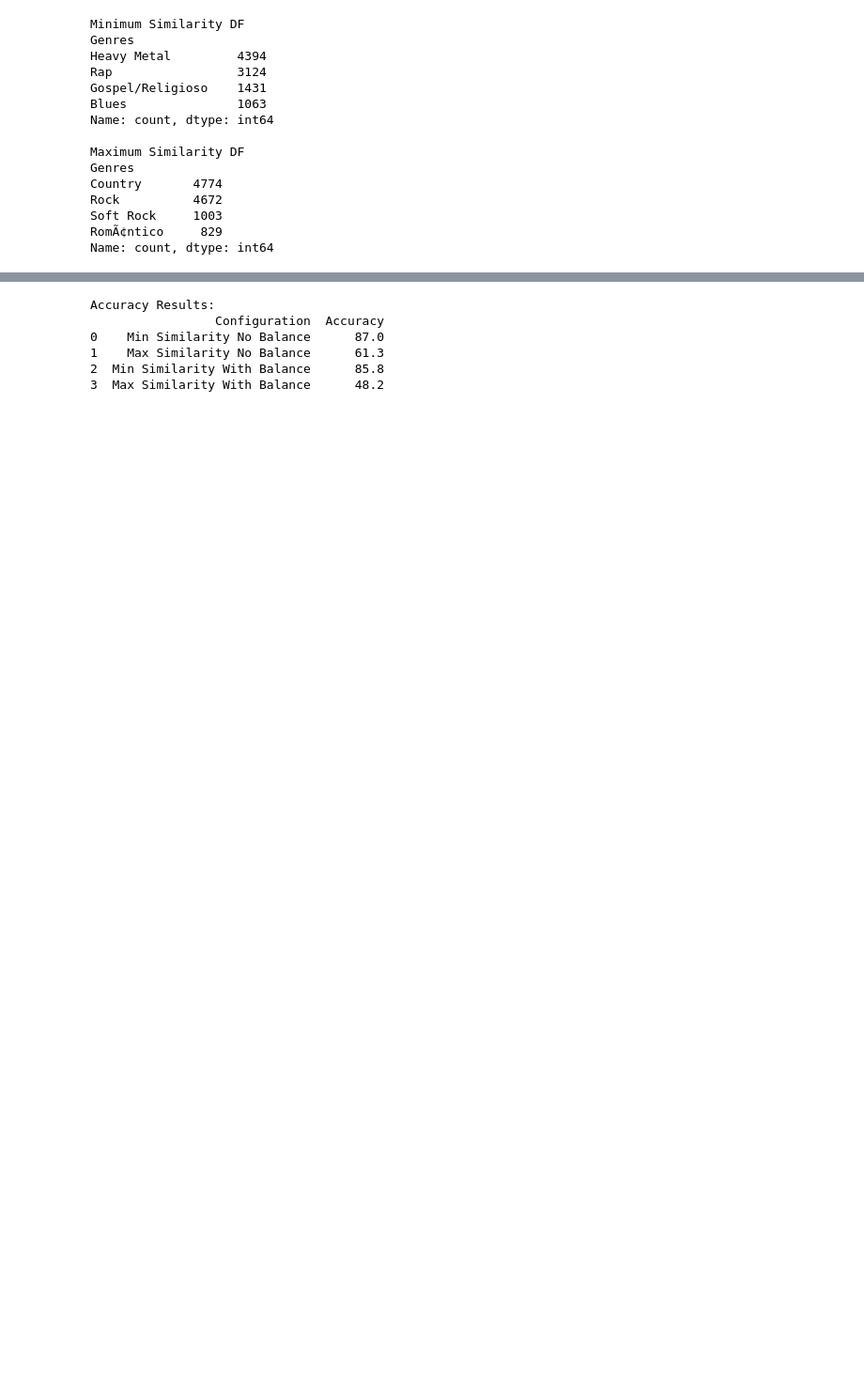
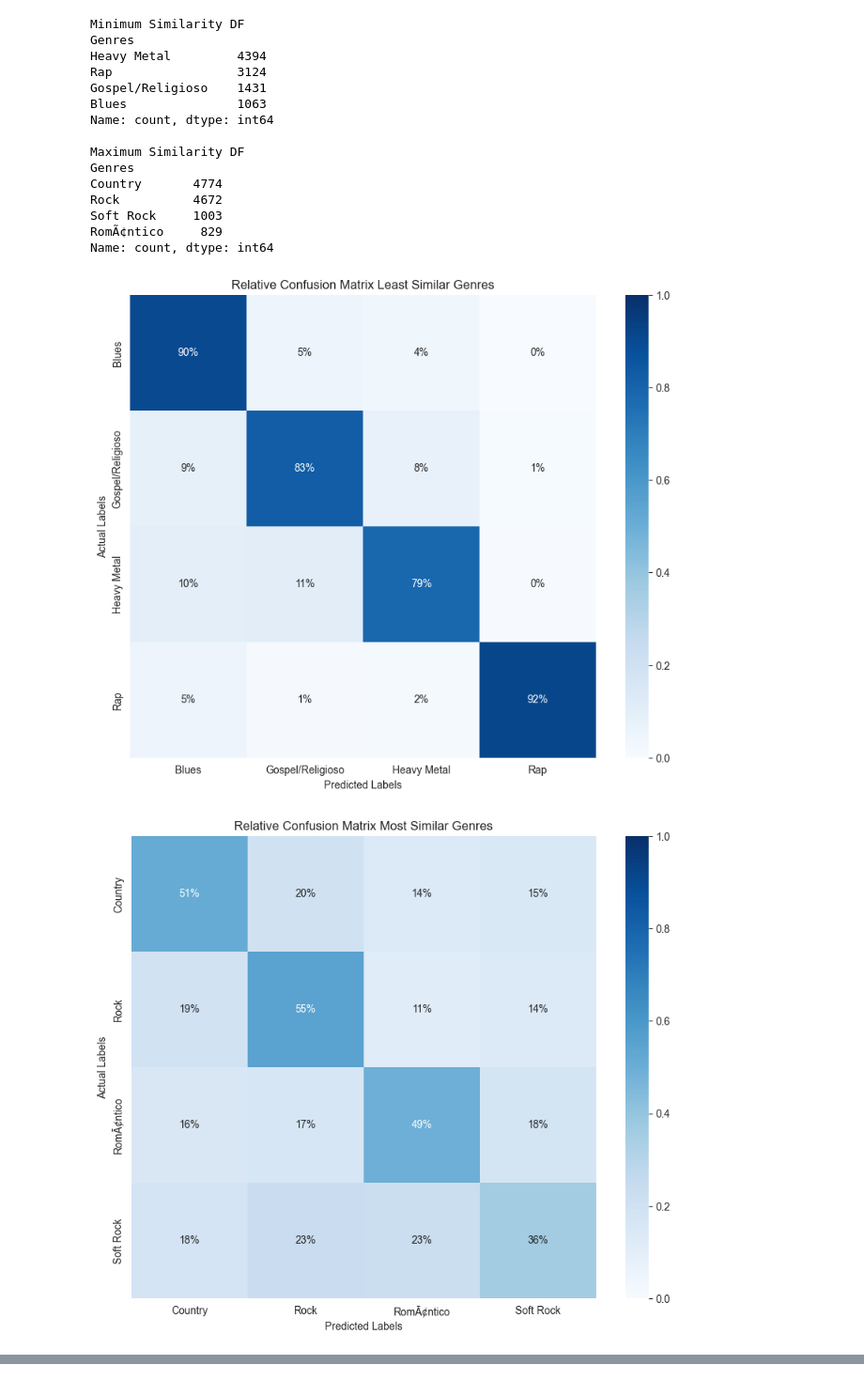
Before and after one commit to herbertgruen/NLP_FH_PROJEKT, a Jupyter notebook: Herbert/single_label.ipynb, the cells around one changed output, grey strips where cells are left out. Shown at 94% size. Cells and saved outputs as stored; diff of their text form; code cells hidden in the pictures; blank space fills up the shorter version.

```diff
--- a/Herbert/single_label.ipynb
+++ b/Herbert/single_label.ipynb
@@ -289,6 +312,7 @@ See the caveats in the documentation: https://pandas.pydata.org/pandas-docs/stab
 min_similarity_df = load_df[load_df['Genres'].isin(min_similarity_combo[0])]
 # Drop rows where the genre column is in the genres_to_drop list
 max_similarity_df = load_df[load_df['Genres'].isin(max_similarity_combo[0])]
+top_20_df = load_df[load_df['Genres'].isin(top_genres)]
 
 print("Minimum Similarity DF")
 # Now df_filtered contains only the rows where genre is not 'alternative', 'r&b', 'pop/rock', or 'rock'
@@ -321,7 +345,9 @@ from nltk.corpus import stopwords
 from sklearn.model_selection import train_test_split
 from sklearn.feature_extraction.text import TfidfVectorizer
 from sklearn.ensemble import RandomForestClassifier
-from sklearn.metrics import classification_report, accuracy_score
+from sklearn.metrics import confusion_matrix, classification_report, accuracy_score
+import seaborn as sns
+import matplotlib.pyplot as plt
 from sklearn.preprocessing import LabelEncoder
 from scipy.sparse import hstack
 from imblearn.over_sampling import SMOTE
@@ -346,7 +372,7 @@ def get_sentiment(text):
     # Calculate sentiment polarity using TextBlob
     return TextBlob(text).sentiment.polarity
 
-def train_genre_classifier(df, class_balance = True, print = True):
+def train_genre_classifier(df, class_balance = True, print = True, title=""):
     if class_balance == True:
         genre_counts = df['Genres'].value_counts()
         smallest_size = genre_counts.min()
@@ -395,7 +421,23 @@ def train_genre_classifier(df, class_balance = True, print = True):
     model.fit(X_train_resampled, y_train_resampled)
 
     # Model evaluation
+        # Model evaluation
     predictions = model.predict(X_test)
+
+    # Calculate the confusion matrix
+    conf_matrix = confusion_matrix(y_test, predictions)
+
+    # Normalize the confusion matrix by row (i.e., by the number of true instances in each class)
+    conf_matrix_normalized = conf_matrix.astype('float') / conf_matrix.sum(axis=1)[:, np.newaxis]
+
+    # Plot normalized confusion matrix
+    plt.figure(figsize=(10, 8))
+    sns.heatmap(conf_matrix_normalized, annot=True, fmt=".0%", cmap='Blues', vmin=0, vmax=1,
+            xticklabels=label_encoder.classes_, yticklabels=label_encoder.classes_)
+    plt.ylabel('Actual Labels')
+    plt.xlabel('Predicted Labels')
+    plt.title(f'Relative Confusion Matrix {title}')
+    plt.show()
     if print == True:
 
         print(classification_report(y_test, predictions))
@@ -405,22 +447,25 @@ def train_genre_classifier(df, class_balance = True, print = True):
 # %%
 # Initialize DataFrame to store results
 results_df = pd.DataFrame(columns=['Configuration','Accuracy'])
 
 def add_result(configuration, accuracy):
     global results_df
     new_row = pd.DataFrame({
         'Configuration': [configuration],
         'Accuracy': [accuracy]
     })
     results_df = pd.concat([results_df, new_row], ignore_index=True)
 
 # Train and evaluate the classifier under different conditions
-add_result('Min Similarity No Balance', train_genre_classifier(min_similarity_df, class_balance=False, print = False))
-add_result('Max Similarity No Balance', train_genre_classifier(max_similarity_df, class_balance=False, print = False))
-add_result('Min Similarity With Balance', train_genre_classifier(min_similarity_df, class_balance=True, print = False))
-add_result('Max Similarity With Balance', train_genre_classifier(max_similarity_df, class_balance=True, print = False))
+# add_result('Min Similarity No Balance', train_genre_classifier(min_similarity_df, class_balance=False, print = False))
+# add_result('Max Similarity No Balance', train_genre_classifier(max_similarity_df, class_balance=False, print = False))
+add_result('Min Similarity With Balance', train_genre_classifier(min_similarity_df, class_balance=True, print = False, title= "Least Similar Genres"))
+add_result('Max Similarity With Balance', train_genre_classifier(max_similarity_df, class_balance=True, print = False, title= "Most Similar Genres"))
+add_result('Max Similarity With Balance', train_genre_classifier(top_20_df, class_balance=True, print = False, title= "20 Most Common Genres"))
 
 # Print results
 print("Accuracy Results:")
 print(results_df)
 # %% [output]
+[figure, added]
+[figure, added]
@@ -444,6 +477,0 @@ See the caveats in the documentation: https://pandas.pydata.org/pandas-docs/stab
-Accuracy Results:
-                 Configuration  Accuracy
-0    Min Similarity No Balance      87.0
-1    Max Similarity No Balance      61.3
-2  Min Similarity With Balance      85.8
-3  Max Similarity With Balance      48.2
```
Also changed, not shown: parts of 5 cells of this notebook, 7 other files.
